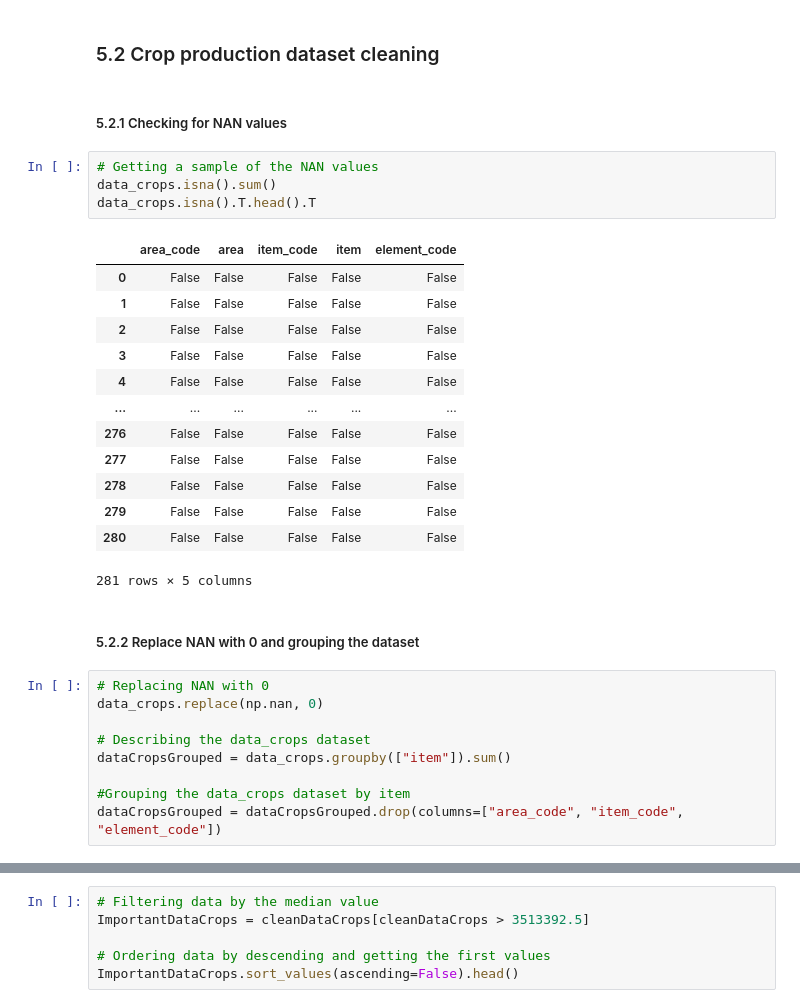
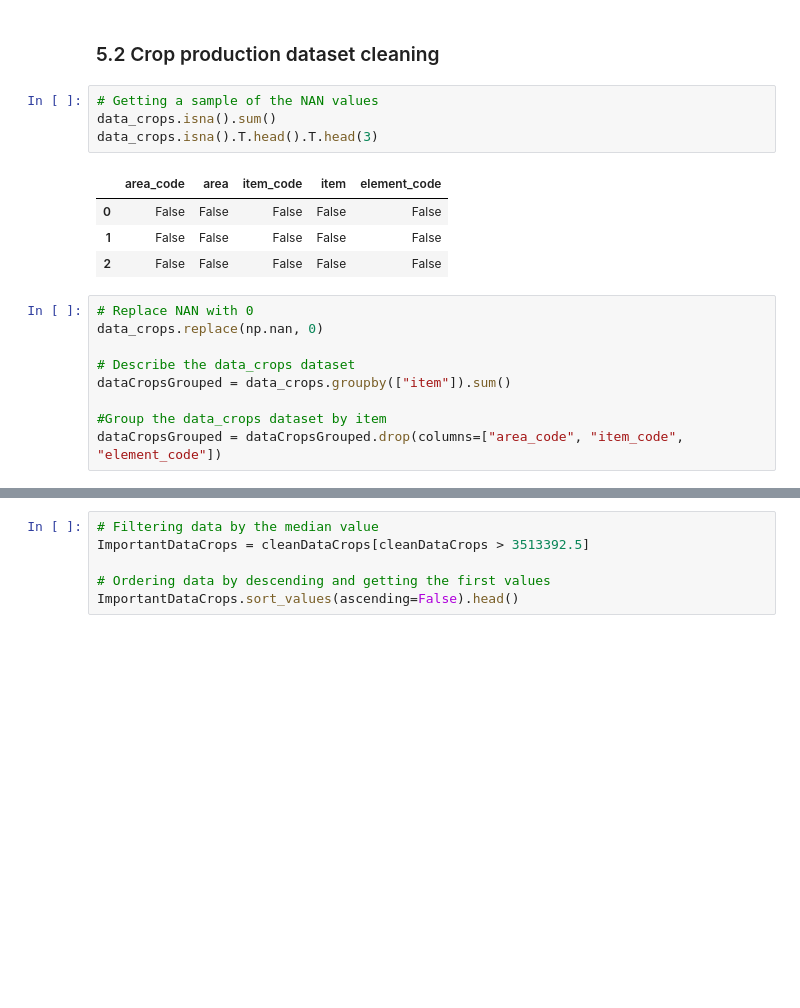
Before and after one commit to Alejandro-github-mx/statistics-projects, a Jupyter notebook: 2022-02-28-statistics-homework-FoodCC-Poland.ipynb, the cells around one changed output, grey strips where cells are left out. Saved outputs shown, nothing was run; the diff lists cells and outputs as text; blank space fills up the shorter version.

```diff
--- a/2022-02-28-statistics-homework-FoodCC-Poland.ipynb
+++ b/2022-02-28-statistics-homework-FoodCC-Poland.ipynb
@@ -170,34 +102,21 @@ print(tabulate(vars_crops_charact, headers="firstrow", tablefmt="fancy_grid"))
 # %% [markdown]
 ### 5.2 Crop production dataset cleaning
-# %% [markdown]
-##### 5.2.1 Checking for NAN values
 # %%
 # Getting a sample of the NAN values
 data_crops.isna().sum()
-data_crops.isna().T.head().T
+data_crops.isna().T.head().T.head(3)
 # %% [output]
 |  | area_code | area | item_code | item | element_code |
 | 0 | False | False | False | False | False |
 | 1 | False | False | False | False | False |
 | 2 | False | False | False | False | False |
-| 3 | False | False | False | False | False |
-| 4 | False | False | False | False | False |
-| ... | ... | ... | ... | ... | ... |
-| 276 | False | False | False | False | False |
-| 277 | False | False | False | False | False |
-| 278 | False | False | False | False | False |
-| 279 | False | False | False | False | False |
-| 280 | False | False | False | False | False |
-281 rows × 5 columns
-# %% [markdown]
-##### 5.2.2 Replace NAN with 0 and grouping the dataset
 # %%
-# Replacing NAN with 0
+# Replace NAN with 0
 data_crops.replace(np.nan, 0)
 
-# Describing the data_crops dataset
+# Describe the data_crops dataset
 dataCropsGrouped = data_crops.groupby(["item"]).sum()
 
-#Grouping the data_crops dataset by item
+#Group the data_crops dataset by item
 dataCropsGrouped = dataCropsGrouped.drop(columns=["area_code", "item_code", "element_code"])
 # %%
```
Also changed, not shown: parts of 76 cells of this notebook.
